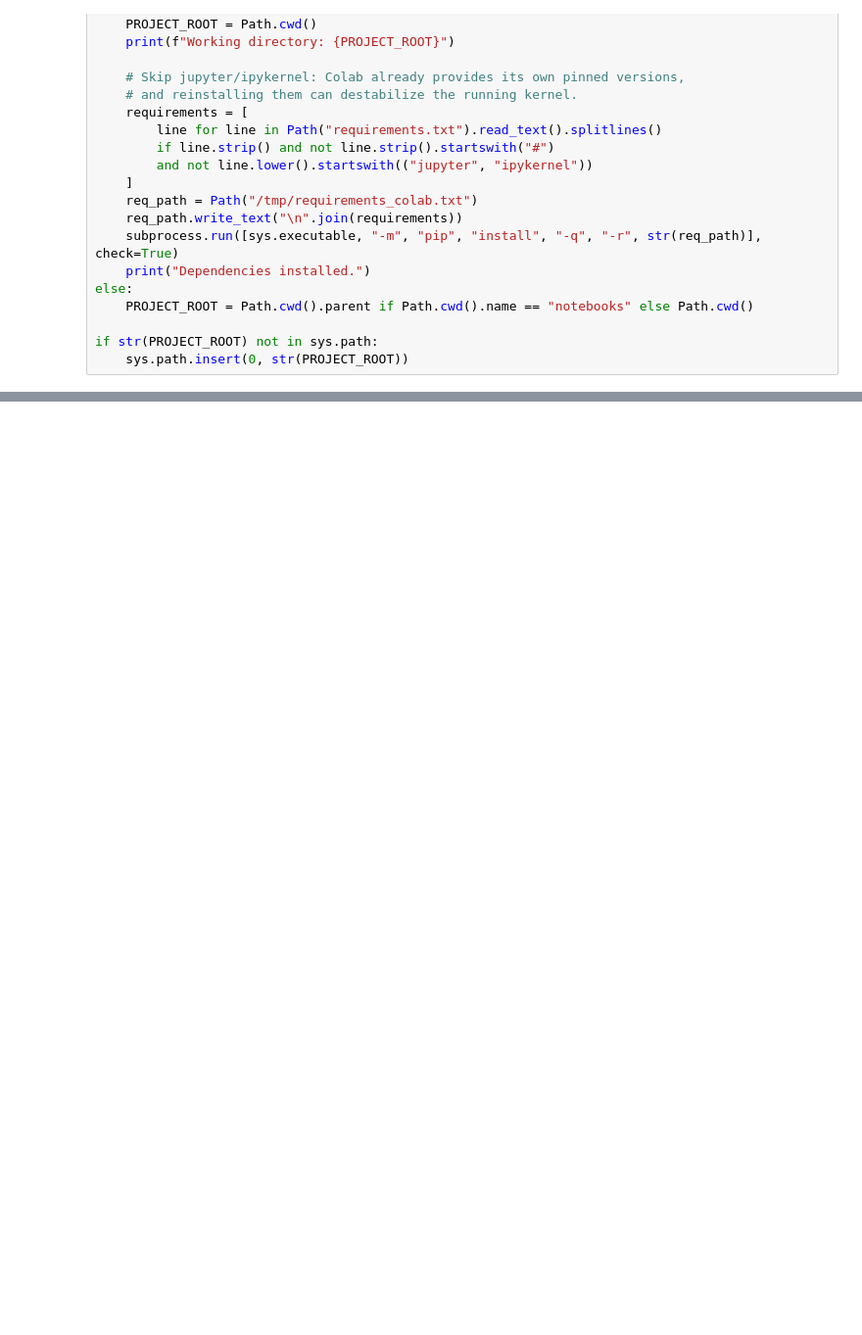
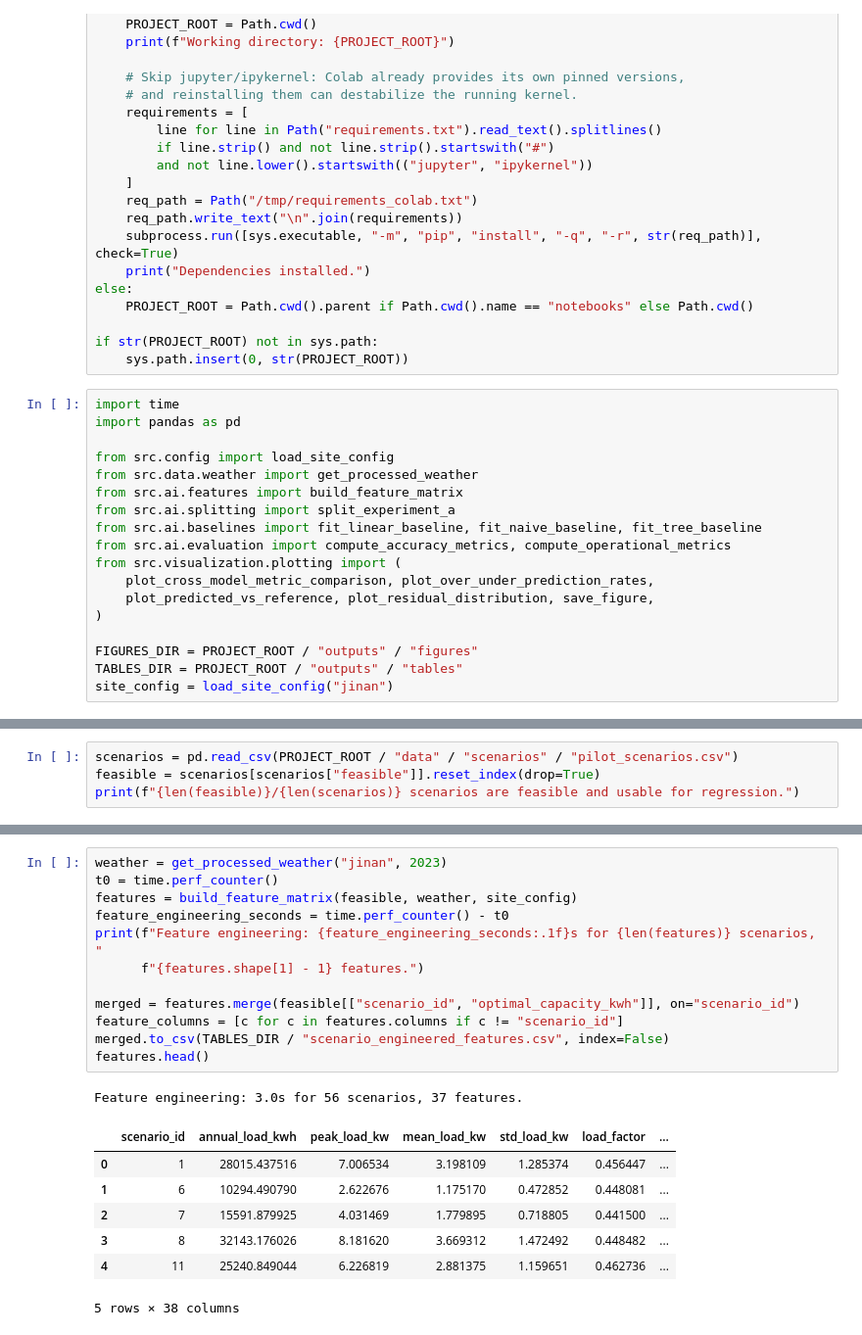
Before and after one commit to sulhos/Leonardo-Assignment, a Jupyter notebook: notebooks/03_ml_baselines.ipynb, the cells around one changed output, grey strips where cells are left out. Shown at 98% size. Drawn from its saved outputs; the diff is of its cells as text; blank space fills up the shorter version.

```diff
--- a/notebooks/03_ml_baselines.ipynb
+++ b/notebooks/03_ml_baselines.ipynb
@@ -59,3 +59,21 @@ else:
 
 if str(PROJECT_ROOT) not in sys.path:
     sys.path.insert(0, str(PROJECT_ROOT))
+# %%
+import time
+import pandas as pd
+
+from src.config import load_site_config
+from src.data.weather import get_processed_weather
+from src.ai.features import build_feature_matrix
+from src.ai.splitting import split_experiment_a
+from src.ai.baselines import fit_linear_baseline, fit_naive_baseline, fit_tree_baseline
+from src.ai.evaluation import compute_accuracy_metrics, compute_operational_metrics
+from src.visualization.plotting import (
+    plot_cross_model_metric_comparison, plot_over_under_prediction_rates,
+    plot_predicted_vs_reference, plot_residual_distribution, save_figure,
+)
+
+FIGURES_DIR = PROJECT_ROOT / "outputs" / "figures"
+TABLES_DIR = PROJECT_ROOT / "outputs" / "tables"
+site_config = load_site_config("jinan")
@@ -61,0 +84,4 @@ if str(PROJECT_ROOT) not in sys.path:
+# %%
+scenarios = pd.read_csv(PROJECT_ROOT / "data" / "scenarios" / "pilot_scenarios.csv")
+feasible = scenarios[scenarios["feasible"]].reset_index(drop=True)
+print(f"{len(feasible)}/{len(scenarios)} scenarios are feasible and usable for regression.")
@@ -61,0 +94,21 @@ if str(PROJECT_ROOT) not in sys.path:
+# %%
+weather = get_processed_weather("jinan", 2023)
+t0 = time.perf_counter()
+features = build_feature_matrix(feasible, weather, site_config)
+feature_engineering_seconds = time.perf_counter() - t0
+print(f"Feature engineering: {feature_engineering_seconds:.1f}s for {len(features)} scenarios, "
+      f"{features.shape[1] - 1} features.")
+
+merged = features.merge(feasible[["scenario_id", "optimal_capacity_kwh"]], on="scenario_id")
+feature_columns = [c for c in features.columns if c != "scenario_id"]
+merged.to_csv(TABLES_DIR / "scenario_engineered_features.csv", index=False)
+features.head()
+# %% [output]
+Feature engineering: 3.0s for 56 scenarios, 37 features.
+|  | scenario_id | annual_load_kwh | peak_load_kw | mean_load_kw | std_load_kw | load_factor | ... |
+| 0 | 1 | 28015.437516 | 7.006534 | 3.198109 | 1.285374 | 0.456447 | ... |
+| 1 | 6 | 10294.490790 | 2.622676 | 1.175170 | 0.472852 | 0.448081 | ... |
+| 2 | 7 | 15591.879925 | 4.031469 | 1.779895 | 0.718805 | 0.441500 | ... |
+| 3 | 8 | 32143.176026 | 8.181620 | 3.669312 | 1.472492 | 0.448482 | ... |
+| 4 | 11 | 25240.849044 | 6.226819 | 2.881375 | 1.159651 | 0.462736 | ... |
+5 rows × 38 columns
```
Also changed, not shown: parts of 18 cells of this notebook, 24 other files.
